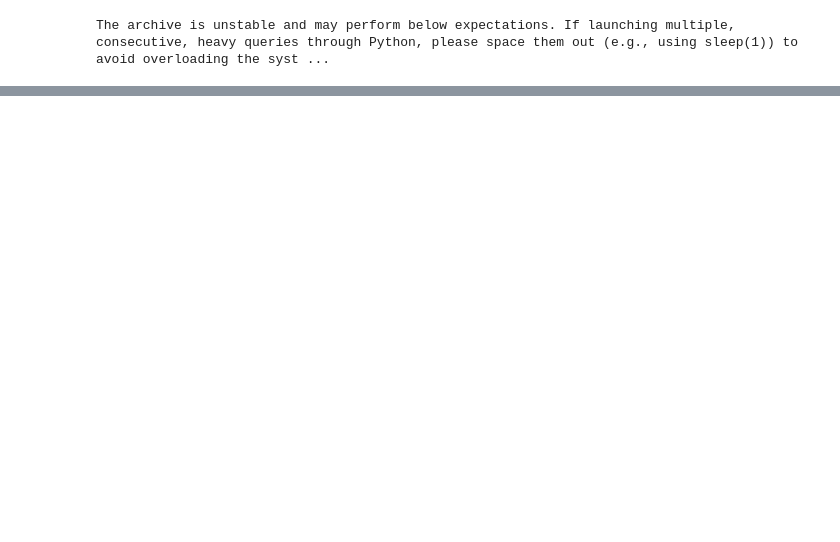
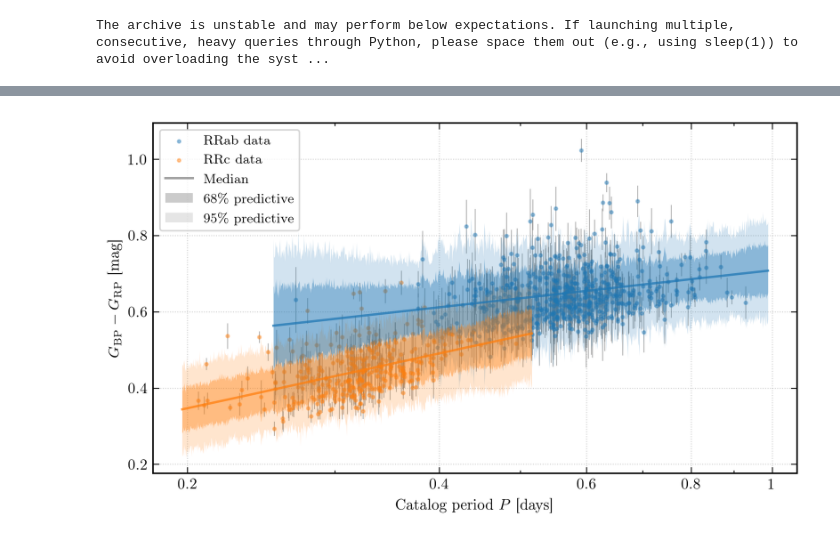
Before and after one commit to raw-asparagus/ay-128, a Jupyter notebook: labs/01/03d-period-color.ipynb, the cells around one changed output, grey strips where cells are left out. Drawn from its saved outputs; the diff is of its cells as text; code cells hidden in the pictures; blank space fills up the shorter version.

```diff
--- a/labs/01/03d-period-color.ipynb
+++ b/labs/01/03d-period-color.ipynb
@@ -15,10 +17,13 @@ from plotters import _savefig, plot_period_color_comparison
 The archive is unstable and may perform below expectations. If launching multiple, consecutive, heavy queries through Python, please space them out (e.g., using sleep(1)) to avoid overloading the syst ...
 # %%
 def build_pc_arrays(data):
-    """Return (x_centered, bp_rp, sigma_color) for a period-color fit."""
-    log_p = np.log10(data["rrlyrae_representative_period"])
+    """Return (x_centered, bp_rp, sigma_color, sigma_logp) for a period-color fit."""
+    period = np.array(data["rrlyrae_representative_period"])
+    period_err = np.array(data["rrlyrae_representative_period_error"])
+    log_p = np.log10(period)
     bp_rp = np.array(data["bp_rp"])
     snr_bp = np.array(data["phot_bp_mean_flux_over_error"])
     snr_rp = np.array(data["phot_rp_mean_flux_over_error"])
     sigma_color = (2.5 / np.log(10)) * np.sqrt(1 / snr_bp**2 + 1 / snr_rp**2)
-    return log_p - np.mean(log_p), bp_rp, sigma_color
+    sigma_logp = period_err / (period * np.log(10))
+    return log_p - np.mean(log_p), bp_rp, sigma_color, sigma_logp
@@ -50,0 +30,9 @@ Sampling 4 chains for 1_000 tune and 2_000 draw iterations (4_000 + 8_000 draws
+# %%
+data = np.load(Path("rrlyrae_calibration_sample.npz"), allow_pickle=True)
+rrlyrae = table.Table({k: data[k] for k in data.files})
+
+rrab_cal = rrlyrae[rrlyrae["best_classification"] == "RRab"]
+rrc_cal = rrlyrae[rrlyrae["best_classification"] == "RRc"]
+
+rrab_pc_result = nuts_sample(LinearGaussianLikelihood(*build_pc_arrays(rrab_cal)))
+rrc_pc_result = nuts_sample(LinearGaussianLikelihood(*build_pc_arrays(rrc_cal)))
@@ -50,0 +48,11 @@ Sampling 4 chains for 1_000 tune and 2_000 draw iterations (4_000 + 8_000 draws
+# %%
+rrab_mean_log_p = float(np.mean(np.log10(rrab_cal["rrlyrae_representative_period"])))
+rrc_mean_log_p = float(np.mean(np.log10(rrc_cal["rrlyrae_representative_period"])))
+
+ax = plot_period_color_comparison(
+    rrab_pc_result, rrc_pc_result,
+    rrab_mean_log_p, rrc_mean_log_p,
+)
+plt.show()
+# %% [output]
+[figure, added]
```
Also changed, not shown: parts of 6 cells of this notebook, 36 other files.
